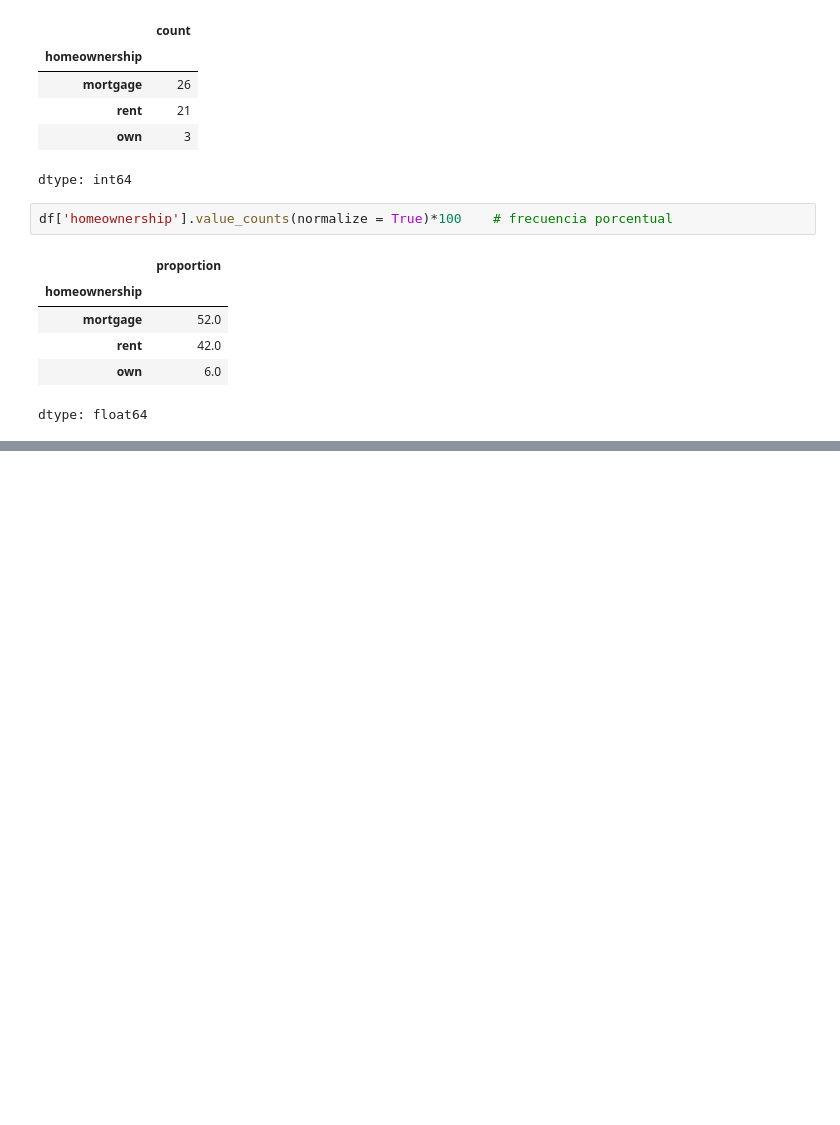
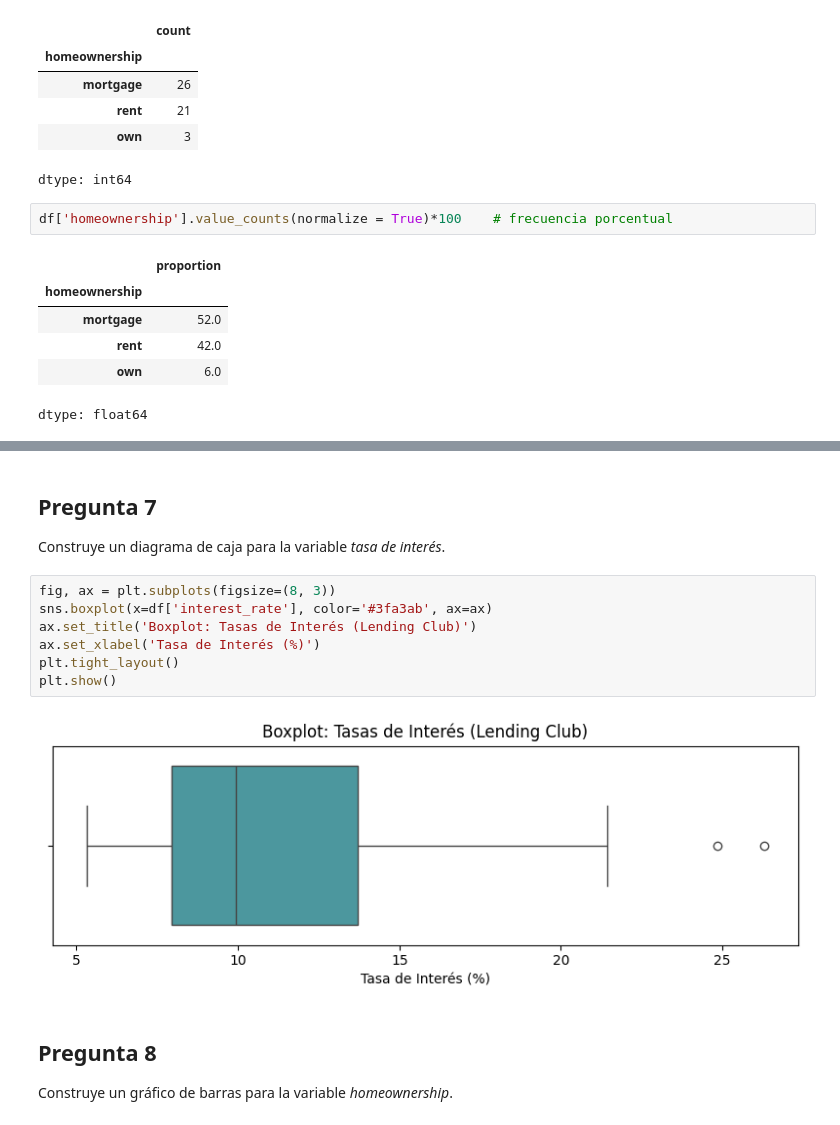
Before and after one commit to victormaciase/EconometriaFinanciera_MagisterFinanzasWK, a Jupyter notebook: Lab1/Lab1.ipynb, the cells around one changed output, grey strips where cells are left out. Drawn from its saved outputs; the diff is of its cells as text; blank space fills up the shorter version.

```diff
--- a/Lab1/Lab1.ipynb
+++ b/Lab1/Lab1.ipynb
@@ -97,0 +126,15 @@ dtype: float64
+# %% [markdown]
+## Pregunta 7
+Construye un diagrama de caja para la variable *tasa de interés*.
+# %%
+fig, ax = plt.subplots(figsize=(8, 3))
+sns.boxplot(x=df['interest_rate'], color='#3fa3ab', ax=ax)
+ax.set_title('Boxplot: Tasas de Interés (Lending Club)')
+ax.set_xlabel('Tasa de Interés (%)')
+plt.tight_layout()
+plt.show()
+# %% [output]
+[figure, added]
+# %% [markdown]
+## Pregunta 8
+Construye un gráfico de barras para la variable *homeownership*.
```
Also changed, not shown: parts of 3 cells of this notebook.
